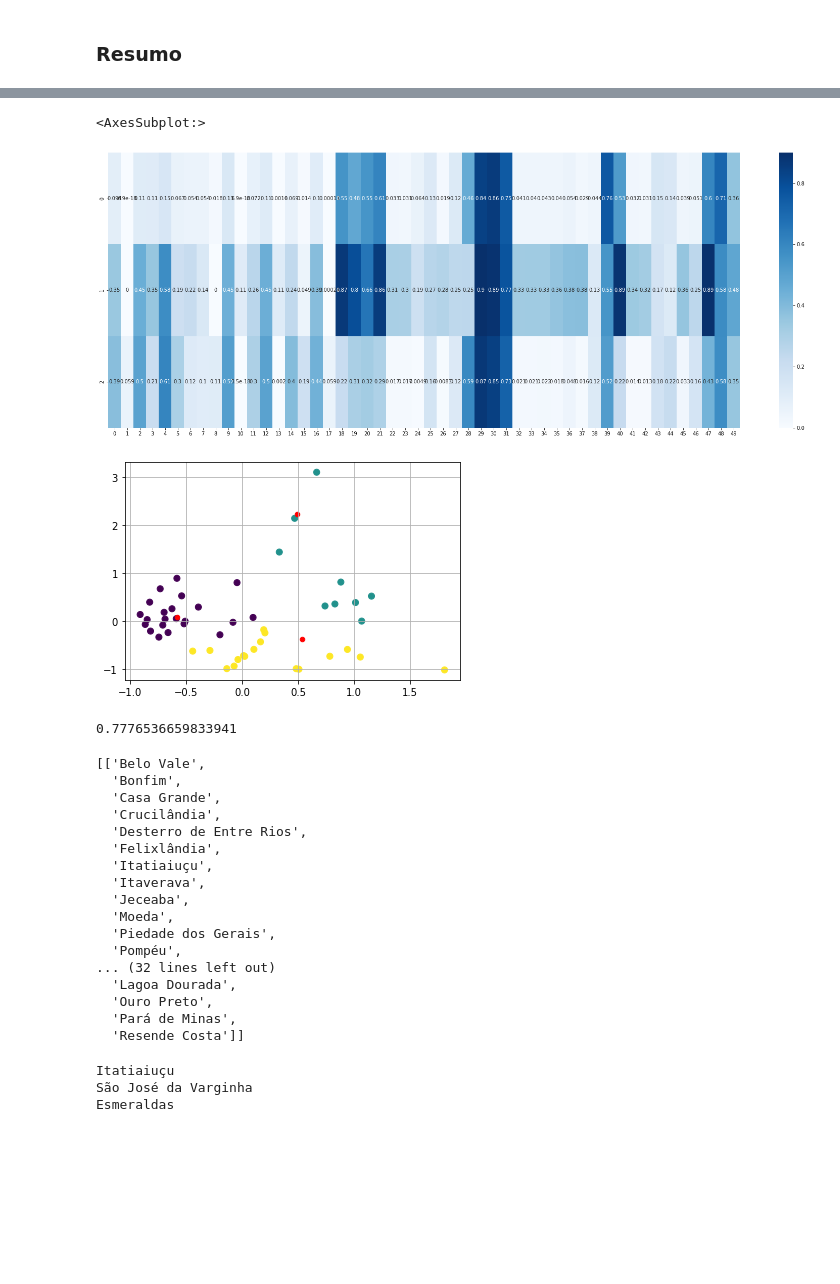
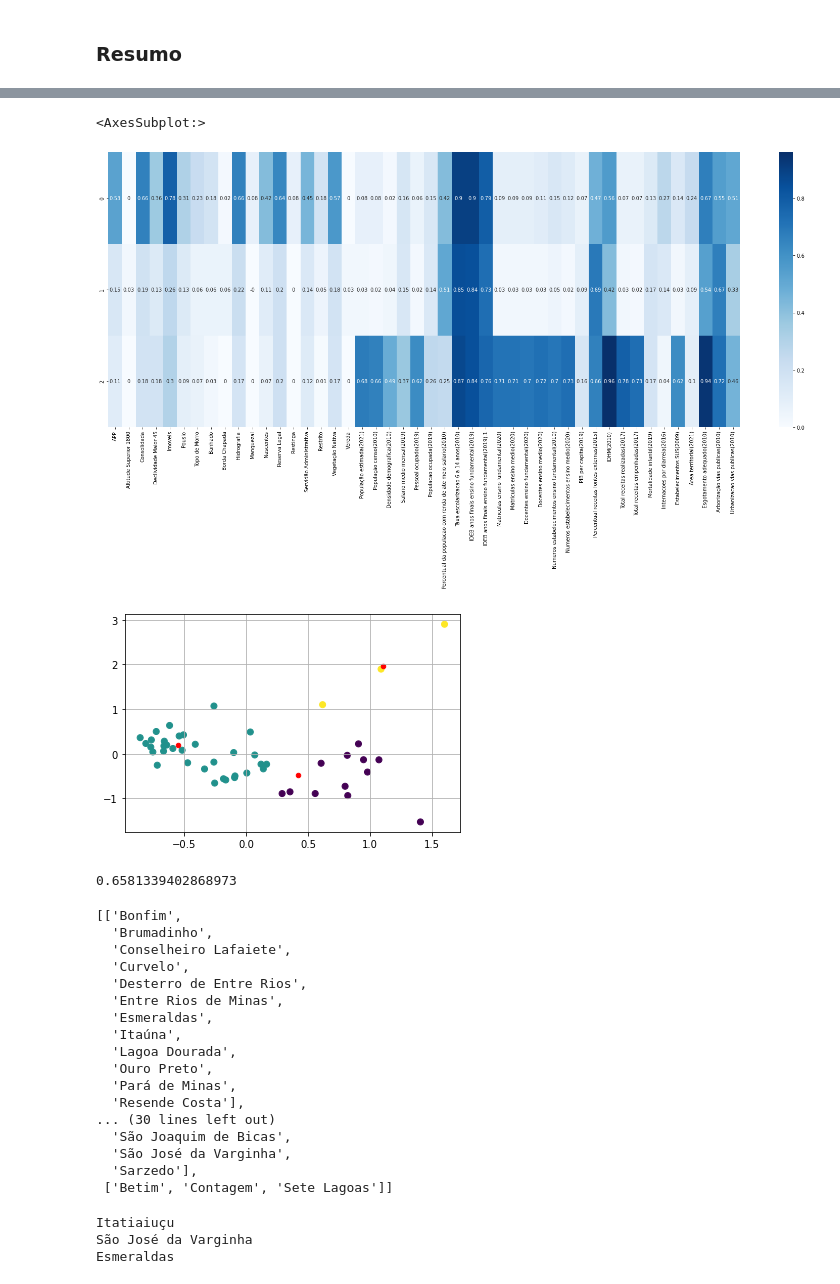
Before and after one commit to TavaresCarlos/TerrainIntelGIS, a Jupyter notebook: notebook/projeto-final.ipynb, the cells around one changed output, grey strips where cells are left out. Drawn from its saved outputs; the diff is of its cells as text; code cells hidden in the pictures; blank space fills up the shorter version.

```diff
--- a/notebook/projeto-final.ipynb
+++ b/notebook/projeto-final.ipynb
@@ -31,8 +31,9 @@ data2 = pd.read_csv('IDH-cidades.csv')
 data3 = pd.read_csv('IBGE-municipios.csv')
 # %%
 #Merge dos datasets importados
-data = pd.merge(data1, data2, how='inner', on="Nome do Município")
-data = pd.merge(data, data3, how='inner', on="Nome do Município")
+#data = pd.merge(data1, data2, how='inner', on="Nome do Município")
+data = pd.merge(data1, data3, how='inner', on="Nome do Município")
+#data = pd.merge(data, data3, how='inner', on="Nome do Município")
 
 data.head()
 # %% [output]
@@ -252,15 +254,17 @@ display(d)
 # %%
 #Heatmap do dataframe dos centroides
 
 #IMPORTANTE: Algo inovador da minha metodologia
 
+a = pd.DataFrame(np.round(centroide_dado_bruto, 2), columns=atributos)
 
 fig, ax = plt.subplots(figsize=(28,10))
+
 #Dataframe com normalização
-sns.heatmap(centroide_dado_bruto, annot=True, cmap="Blues")
+sns.heatmap(a, annot=True, cmap="Blues")
 # %% [output]
 <AxesSubplot:>
-[figure, old version]
+[figure, new version]
 # %%
 #Plotagem bidimensional dos agrupamentos formados
 
@@ -269,13 +273,13 @@ plt.grid()
 plt.scatter(centroids[:,1], centroids[:,0], s=20, c='red')
 plt.show()
 # %% [output]
-[figure, old version]
+[figure, new version]
 # %%
 #Índice de Davies-Bouldin
 i = davies_bouldin_score(pcaTransformacao, cluster)
 print(i)
 # %% [output]
-0.7776536659833941
+0.6581339402868973
 # %%
 #Visualização das cidades em cada um dos agrupamentos formados
 
@@ -344,23 +348,23 @@ if len(c6) != 0:
 
 display(cidades)
 # %% [output]
-[['Belo Vale',
-  'Bonfim',
-  'Casa Grande',
-  'Crucilândia',
+[['Bonfim',
+  'Brumadinho',
+  'Conselheiro Lafaiete',
+  'Curvelo',
   'Desterro de Entre Rios',
-  'Felixlândia',
-  'Itatiaiuçu',
-  'Itaverava',
-  'Jeceaba',
-  'Moeda',
-  'Piedade dos Gerais',
-  'Pompéu',
-... (32 lines left out)
+  'Entre Rios de Minas',
+  'Esmeraldas',
+  'Itaúna',
   'Lagoa Dourada',
   'Ouro Preto',
   'Pará de Minas',
-  'Resende Costa']]
+  'Resende Costa'],
+... (30 lines left out)
+  'São Joaquim de Bicas',
+  'São José da Varginha',
+  'Sarzedo'],
+ ['Betim', 'Contagem', 'Sete Lagoas']]
 # %%
 #Função que retorna a distância e o índice da cidade mais próxima do centroide de um agrupamento
 
```
Also changed, not shown: parts of 9 cells of this notebook, 6 other files.
